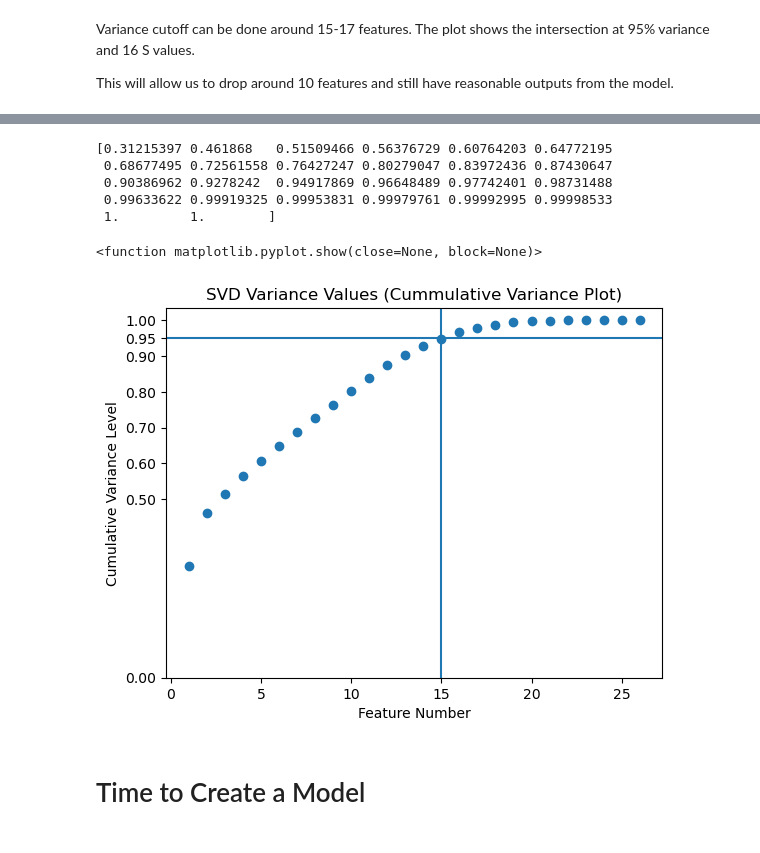
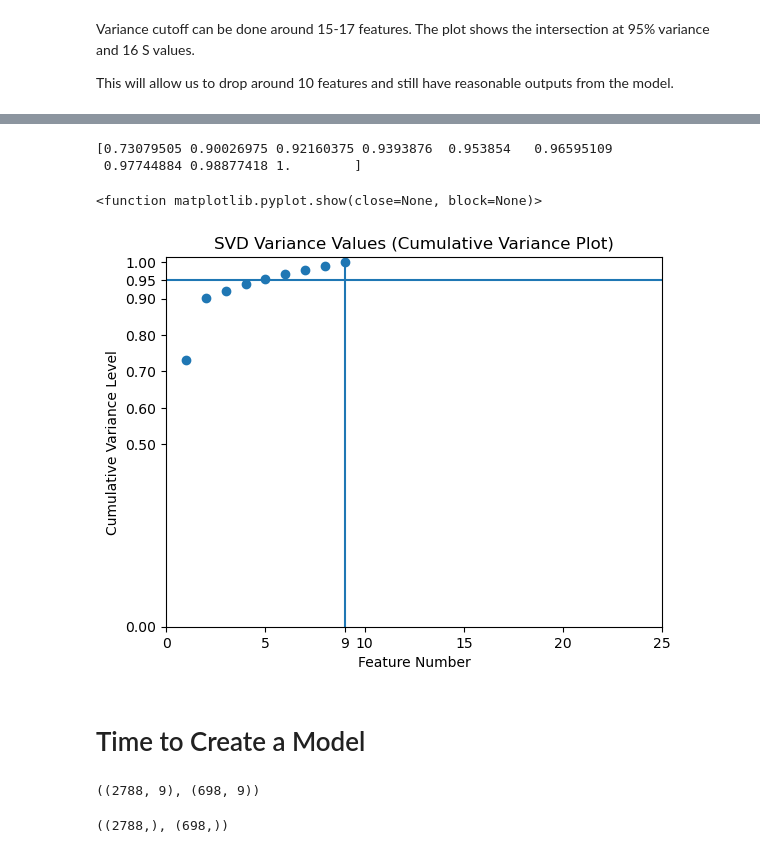
Before and after one commit to BBotzer/DAAN881_Team1, a Jupyter notebook: opioid_analytics/notebooks/modeling_phase_1_bb.ipynb, the cells around one changed output, grey strips where cells are left out. Saved outputs shown, nothing was run; the diff lists cells and outputs as text; code cells hidden in the pictures.

```diff
--- a/opioid_analytics/notebooks/modeling_phase_1_bb.ipynb
+++ b/opioid_analytics/notebooks/modeling_phase_1_bb.ipynb
@@ -43,0 +44,5 @@ data
+# %%
+# I kept the data in the .csv so that we could use it if we needed it
+#  For things like the Year
+data = data.drop('date', axis=1)
+data
@@ -44,9 +63,5 @@ data
 # %%
 # Split the inputs and targets
-#TODO:
-# I need to remake the clean_data.csv file to inlcude the survive feature
 
-
-# Uncomment when ready
-# target = data['survive'].copy()
-# inputs = data.drop('survive').copy()
+target = data['survive'].copy()
+inputs = data.drop('survive', axis=1).copy()
@@ -71,7 +125,7 @@ scaled_inputs_df.describe()
 # %%
 # Change the number of singular value components to see how much variance you'll be keeping
 #  Max is 26; 15 gives us just under 95%.
-n_comps = 26
+n_comps = 9
 
 # Create a PCA class and fit the model
 pca = PCA(n_components=n_comps, svd_solver='full')
@@ -100,31 +149,28 @@ array([3.12153966e-01, 1.49714034e-01, 5.32266615e-02, 4.86726253e-02,
 # %%
-r_values = np.cumsum(ratios) / sum(ratios)
-print(np.cumsum(ratios)/sum(ratios))
+r_values = np.cumsum(ratios**2) / sum(ratios**2)
+print(r_values)
 # %% [output]
-[0.31215397 0.461868   0.51509466 0.56376729 0.60764203 0.64772195
- 0.68677495 0.72561558 0.76427247 0.80279047 0.83972436 0.87430647
- 0.90386962 0.9278242  0.94917869 0.96648489 0.97742401 0.98731488
- 0.99633622 0.99919325 0.99953831 0.99979761 0.99992995 0.99998533
- 1.         1.        ]
+[0.73079505 0.90026975 0.92160375 0.9393876  0.953854   0.96595109
+ 0.97744884 0.98877418 1.        ]
 # %%
 # Create plot; This will only make sense when n_comps = 26!
 fig, ax = plt.subplots()
 plt.scatter(range(1,len(r_values)+1),r_values)
 plt.axhline(0.95)
-plt.axvline(15)
+plt.axvline(9)
 plt.xlabel('Feature Number')
 plt.ylabel('Cumulative Variance Level')
-plt.title('SVD Variance Values (Cummulative Variance Plot)')
+plt.title('SVD Variance Values (Cumulative Variance Plot)')
 
-xt = [0, 5, 10, 15, 20, 25]
+xt = [0, 5, 9, 10, 15, 20, 25]
 yt = [0,  0.5, 0.6, 0.7, 0.8, 0.9, 0.95, 1.0]
 plt.xticks(ticks=xt)
 plt.yticks(ticks=yt)
 
 plt.show
 # %% [output]
 <function matplotlib.pyplot.show(close=None, block=None)>
-[figure, old version]
+[figure, new version]
 # %% [markdown]
 # Time to Create a Model
 # %%
@@ -133,2 +179,10 @@ X_train, X_test, y_train, y_test = sk.model_selection.train_test_split(inputs_pc
+# %%
+X_train.shape, X_test.shape
+# %% [output]
+((2788, 9), (698, 9))
+# %%
+y_train.shape, y_test.shape
+# %% [output]
+((2788,), (698,))
 # %%
 #TODO: Either one-hot encode the 'survive' feature or leave it... might depend on the model built
```
Also changed, not shown: parts of 25 cells of this notebook.
